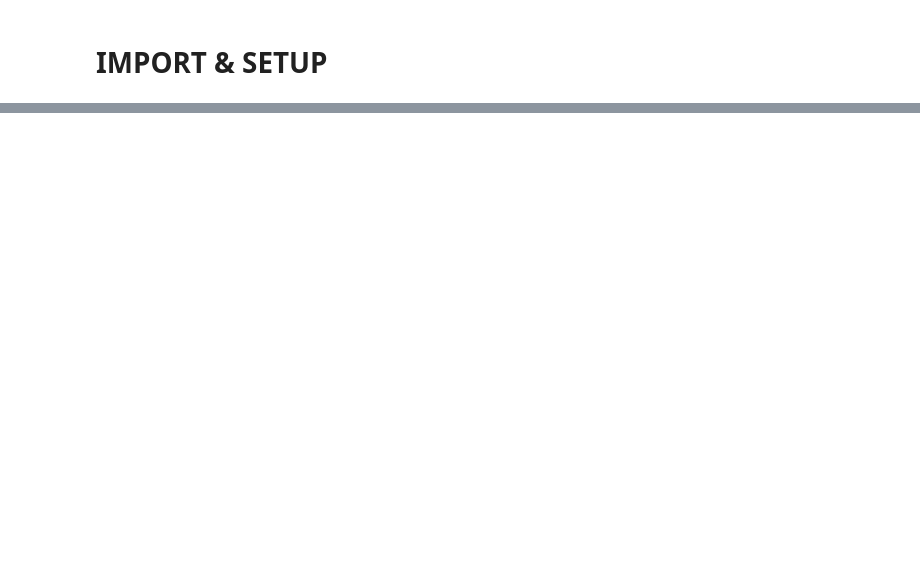
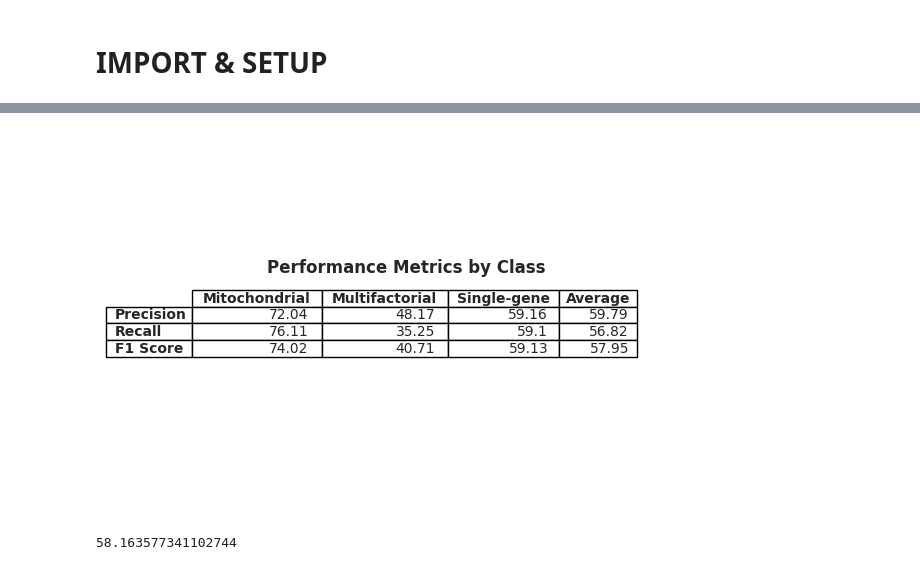
Before and after one commit to salmaloukili/ML, a Jupyter notebook: notebook.ipynb, the cells around one changed output, grey strips where cells are left out. Cells and saved outputs as stored; diff of their text form; code cells hidden in the pictures; blank space fills up the shorter version.

```diff
--- a/notebook.ipynb
+++ b/notebook.ipynb
@@ -215,0 +231,51 @@ f1_score(Y_test, y_pred, average='macro'), accuracy_score(Y_test, y_pred), preci
+# %%
+from matplotlib.font_manager import FontProperties
+
+# Calculate row averages
+precision_avg = np.mean(precision)
+recall_avg = np.mean(recall)
+fscore_avg = np.mean(fscore)
+
+# Create a figure and axis
+fig, ax = plt.subplots()
+
+table_data_transposed = [[round(i, 2) for i in list(precision) + [precision_avg,]],
+                         [round(i, 2) for i in list(recall) + [recall_avg,]],
+                         [round(i, 2) for i in list(fscore) + [fscore_avg,]],
+                         ]
+
+# Create the table with rows and columns inverted
+table = plt.table(cellText=table_data_transposed,
+                  rowLabels=['Precision', 'Recall', 'F1 Score'],
+                  colLabels=['Mitochondrial', 'Multifactorial', 'Single-gene', 'Average'],
+                  loc='center')
+
+# Style the headers to make them bold
+# Style the headers to make them bold
+for (row, col), cell in table.get_celld().items():
+    if (row == 0) or (col == -1):
+        cell.set_text_props(fontproperties=FontProperties(weight='bold'))
+
+# Style the table
+table.auto_set_column_width(col=list(range(len(table_data_transposed[0]))))
+# table.auto_set_row_height(row=list(range(len(table_data_transposed))))
+
+table.set_fontsize(10)
+# table.scale(1, 1)
+# table.fit_text = True
+
+# Hide the axes
+ax.axis('off')
+# ax.set_title('Label Scores', fontsize=20)
+# plt.title('Label Scores', fontsize=20)
+
+plt.suptitle('Performance Metrics by Class', fontsize=12, weight='bold', y=0.63)
+plt.savefig('table.png', transparent=True, bbox_inches='tight')
+# Display the plot
+plt.show()
+# %% [output]
+[figure, added]
+# %%
+fscore
+# %% [output]
+58.163577341102744
```
Also changed, not shown: parts of 15 cells of this notebook, 4 other files.
